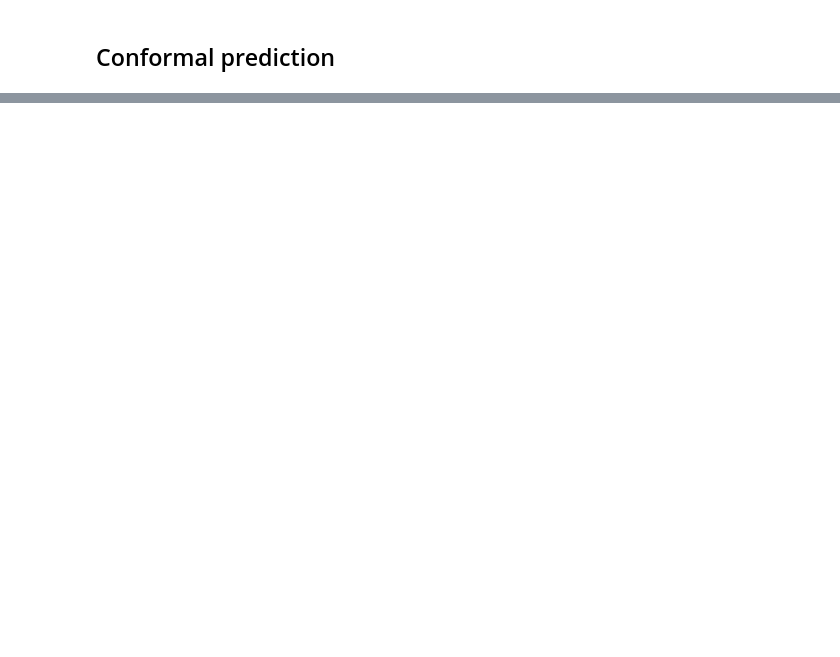
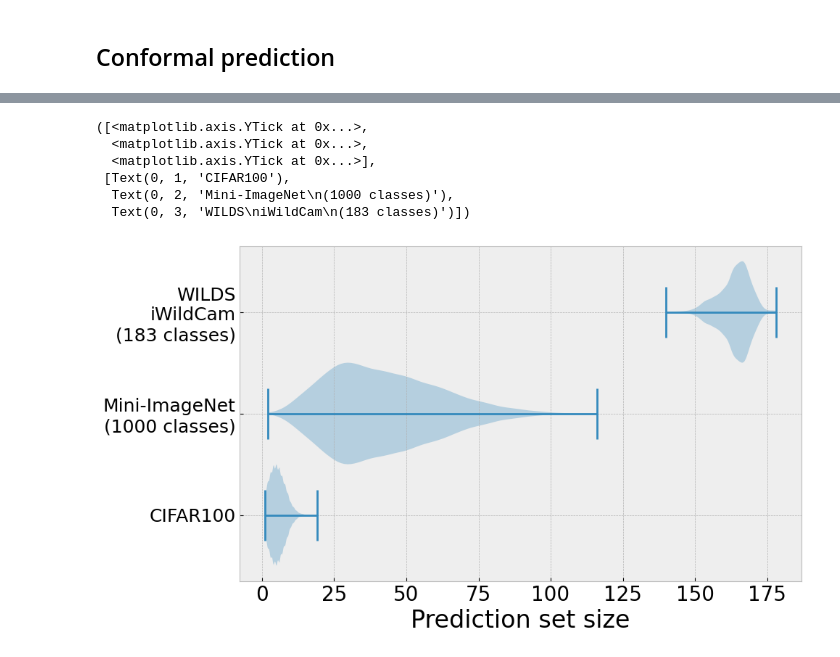
Before and after one commit to clu5/conformal-clip, a Jupyter notebook: zero-shot-class.ipynb, the cells around one changed output, grey strips where cells are left out. Cells and saved outputs as stored; diff of their text form; code cells hidden in the pictures; blank space fills up the shorter version.

```diff
--- a/zero-shot-class.ipynb
+++ b/zero-shot-class.ipynb
@@ -45,6 +64,15 @@ class DS(Dataset):
 
     def __len__(self):
         return len(self.images)
+# %%
+imagenet_test_dataset = DS(
+    images, labels,
+    transforms=transforms.Compose([
+        transforms.Lambda(lambda x: np.moveaxis(x, 0, -1)),
+        transforms.ToPILImage(),
+    ]),
+    target_transforms=transforms.Lambda(lambda y: y - 1),
+)
 # %%
 cifar_test_dataset = DS(
     cifar_test.data, cifar_test.targets,
@@ -78,3 +102,5 @@ len(wild_test_od), len(wild_test_id)
 # %%
 tokenizer = open_clip.get_tokenizer('ViT-B-32-quickgelu')
 model, _, preprocess = open_clip.create_model_and_transforms('ViT-B-32-quickgelu', pretrained='laion400m_e32')
+# %%
+imagenet_classes = df['class'].values
@@ -217,6 +274,18 @@ def get_efficiency_by_class(psets, targets, num_classes):
 # %%
 frac = 0.1
 alpha = 0.1
+
+imagenet_n = int(round(frac * len(imagenet_pred_scores)))
+imagenet_cal_scores = torch.tensor(imagenet_pred_scores[:imagenet_n])
+imagenet_cal_targets = torch.tensor(imagenet_true_class[:imagenet_n])
+imagenet_val_scores = torch.tensor(imagenet_pred_scores[imagenet_n:])
+imagenet_val_targets = torch.tensor(imagenet_true_class[imagenet_n:])
+
+imagenet_qhat = get_quantile(imagenet_cal_scores, imagenet_cal_targets, alpha=alpha)
+imagenet_psets = make_prediction_sets(imagenet_val_scores, imagenet_qhat)
+
+print(f'IMAGENET coverage: {get_coverage(imagenet_psets, imagenet_val_targets):.1%}')
+print(f'IMAGENET set size: {get_size(imagenet_psets):.1f}')
 
 cifar_n = int(round(frac * len(cifar_pred_scores)))
 cifar_cal_scores = torch.tensor(cifar_pred_scores[:cifar_n])
@@ -255,0 +334,6 @@ print(f'WILD OD set size: {get_size(wild_od_psets):.1f}')
+# %%
+sizes = [
+    cifar_psets.sum(1),
+    imagenet_psets.sum(1),
+    wild_id_psets.sum(1),
+]
@@ -255,0 +360,15 @@ print(f'WILD OD set size: {get_size(wild_od_psets):.1f}')
+# %%
+fontsize=24
+plt.figure(figsize=(10, 6))
+plt.violinplot(sizes, vert=False, widths=1.0)
+plt.xlabel('Prediction set size', fontsize=fontsize)
+plt.xticks(fontsize=fontsize-4)
+plt.yticks(ticks=range(1, 4), labels=[f'CIFAR100', f'Mini-ImageNet\n(1000 classes)', f'WILDS\niWildCam\n({len(wild_classes)} classes)'], fontsize=fontsize-6)
+# %% [output]
+([<matplotlib.axis.YTick at 0x...>,
+  <matplotlib.axis.YTick at 0x...>,
+  <matplotlib.axis.YTick at 0x...>],
+ [Text(0, 1, 'CIFAR100'),
+  Text(0, 2, 'Mini-ImageNet\n(1000 classes)'),
+  Text(0, 3, 'WILDS\niWildCam\n(183 classes)')])
+[figure, added]
```
Also changed, not shown: parts of 10 cells of this notebook.
